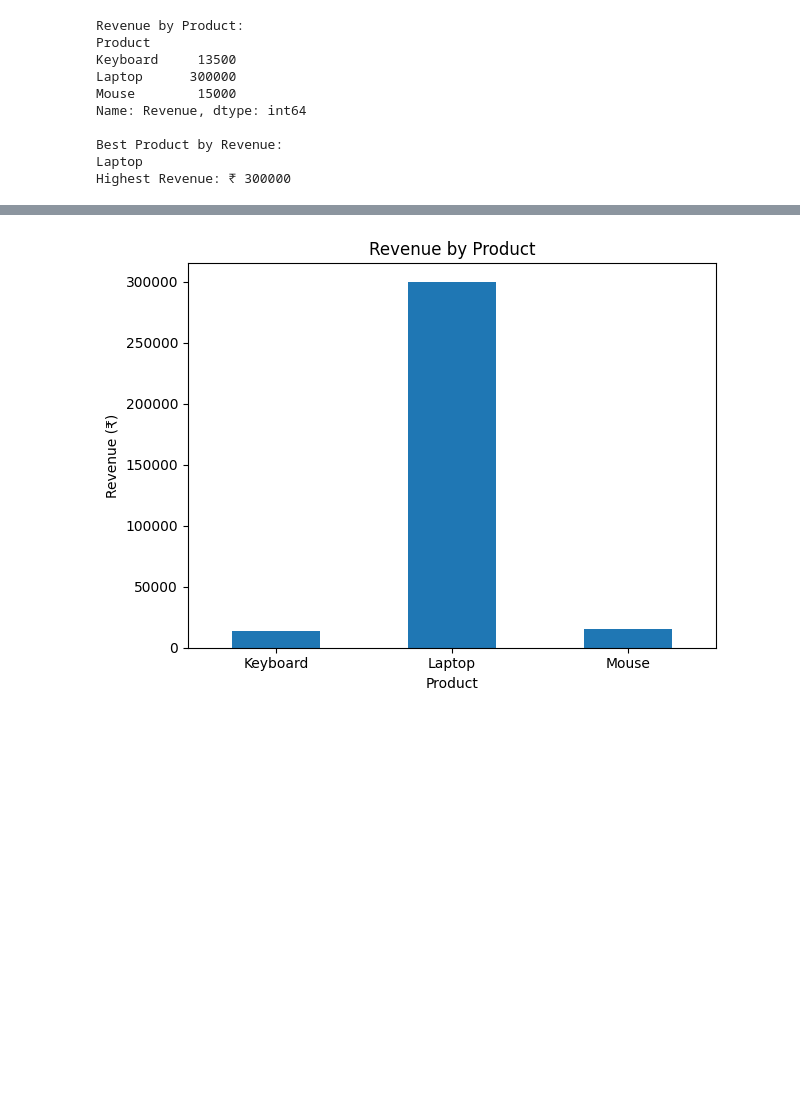
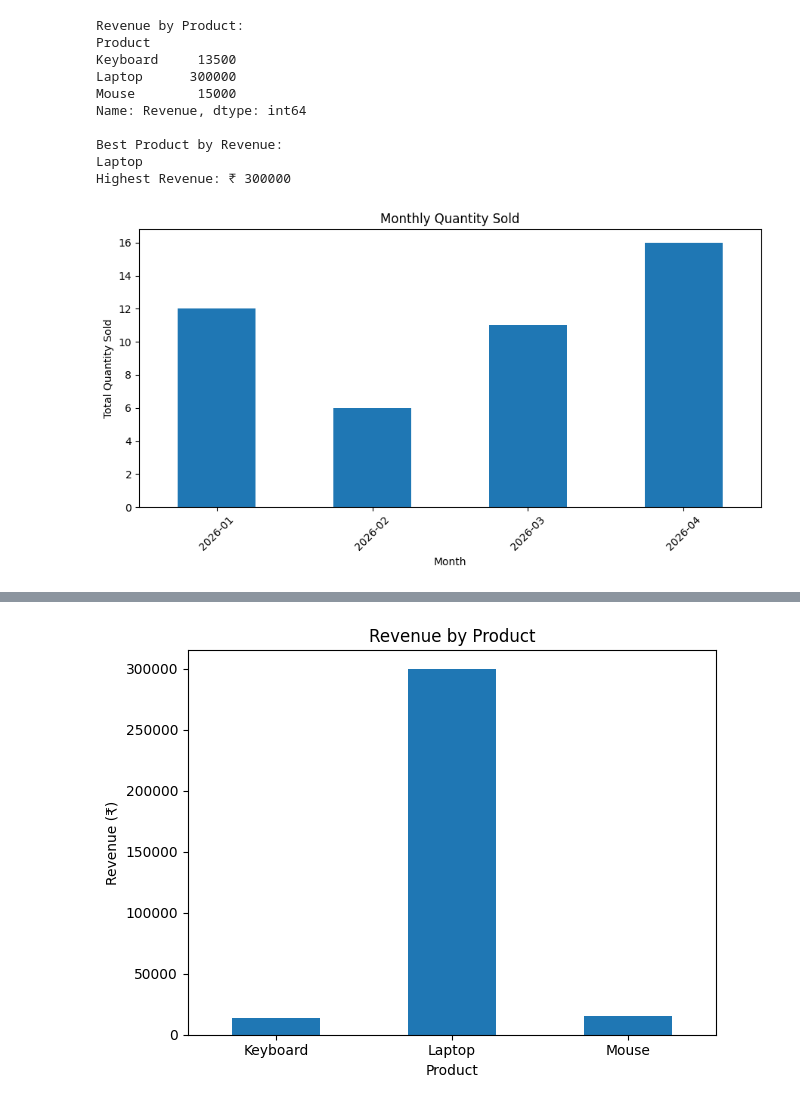
Before and after one commit to rohithreddy00/sales-data-analysis-python, a Jupyter notebook: Sales_Data_Analysis.ipynb, the cells around one changed output, grey strips where cells are left out. Saved outputs shown, nothing was run; the diff lists cells and outputs as text; code cells hidden in the pictures; blank space fills up the shorter version.

```diff
--- a/Sales_Data_Analysis.ipynb
+++ b/Sales_Data_Analysis.ipynb
@@ -62,3 +64,29 @@ Name: Revenue, dtype: int64
 Best Product by Revenue:
 Laptop
 Highest Revenue: ₹ 300000
+# %%
+
+# Ensure Date is in datetime format
+df['Date'] = pd.to_datetime(df['Date'])
+
+# Group quantity by month
+monthly_quantity = (
+    df.groupby(df['Date'].dt.to_period('M'))['Quantity']
+    .sum()
+)
+
+# Create the chart
+plt.figure(figsize=(9, 5))
+monthly_quantity.plot(kind='bar')
+plt.title('Monthly Quantity Sold')
+plt.xlabel('Month')
+plt.ylabel('Total Quantity Sold')
+plt.xticks(
+    range(len(monthly_quantity)),
+    monthly_quantity.index.astype(str),
+    rotation=45
+)
+plt.tight_layout()
+plt.show()
+# %% [output]
+[figure, added]
```
Also changed, not shown: parts of 3 cells of this notebook.
